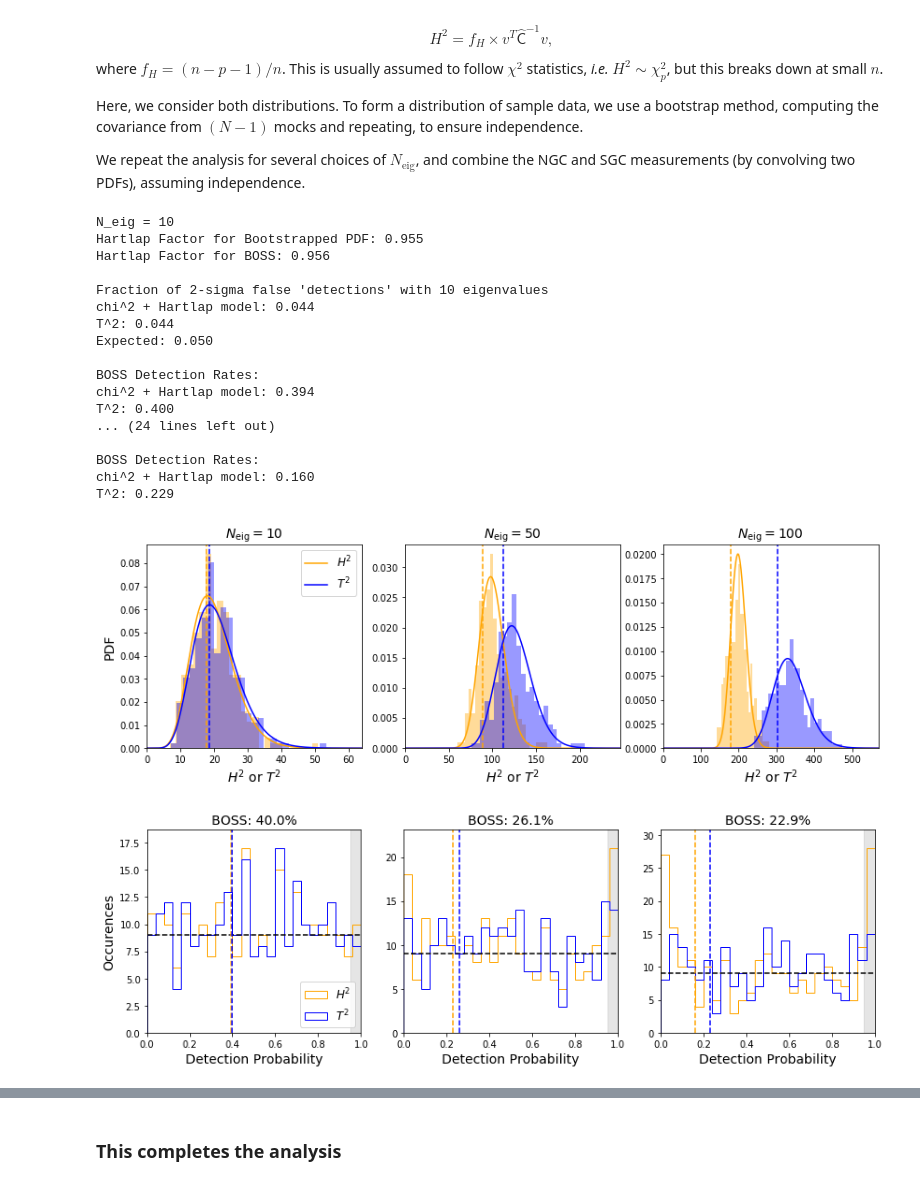
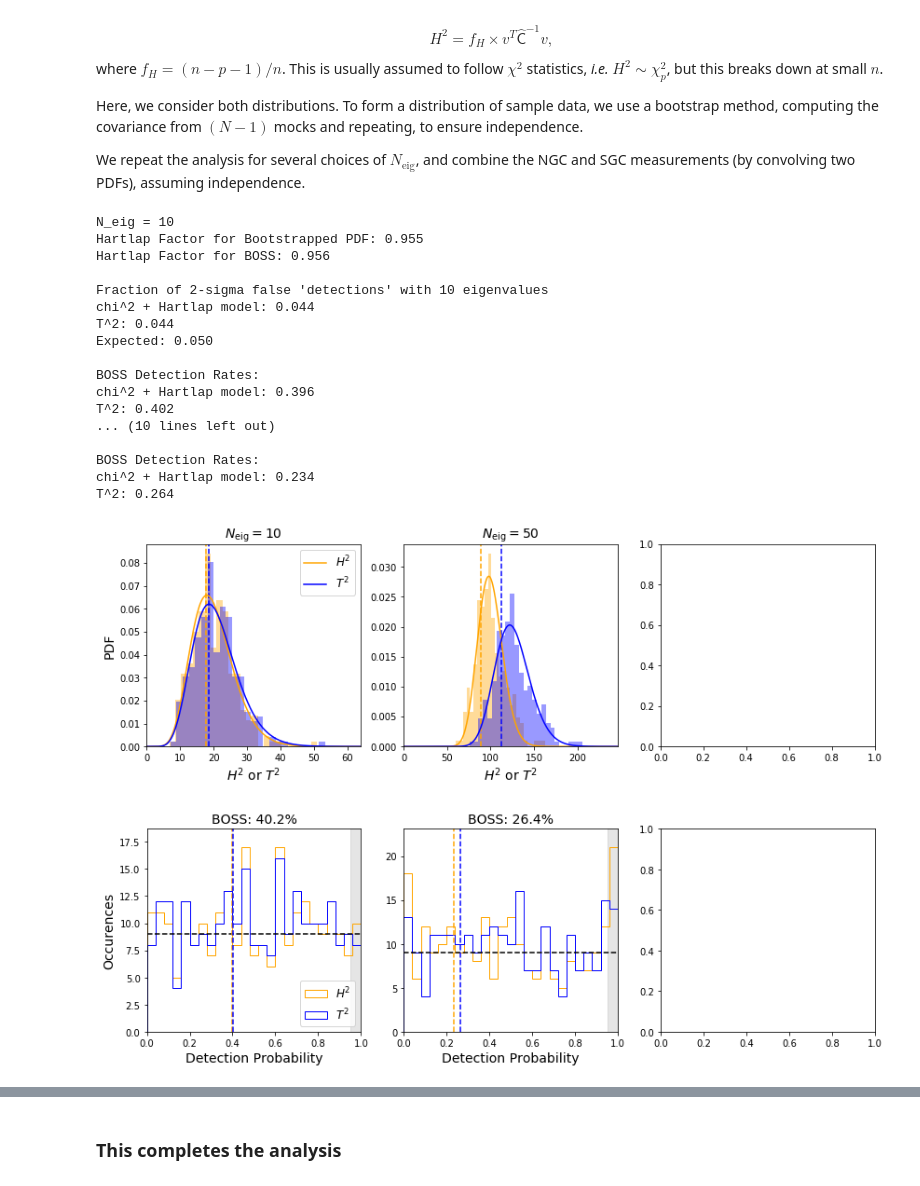
Before and after one commit to oliverphilcox/Parity-Odd-4PCF, a Jupyter notebook: BOSS Odd-Parity 4PCF.ipynb, the cells around one changed output, grey strips where cells are left out. Cells and saved outputs as stored; diff of their text form; code cells hidden in the pictures.

```diff
--- a/BOSS Odd-Parity 4PCF.ipynb
+++ b/BOSS Odd-Parity 4PCF.ipynb
@@ -461,7 +462,7 @@ We repeat the analysis for several choices of $N_\mathrm{eig}$, and combine the
 fig1,ax1 = plt.subplots(1,3,figsize=(14,4))
 fig2,ax2 = plt.subplots(1,3,figsize=(14,4))
 
-for nn,N_eig in enumerate([10,50,100]):
+for nn,N_eig in enumerate([10,50]):#,100]):
     print("\n\nN_eig = %d"%N_eig)
 
     # Project data and mocks
@@ -516,7 +517,7 @@ for nn,N_eig in enumerate([10,50,100]):
 
     ### Compute PDFs and CDFs (easiest to do CDFs numerically with a fine grid)
     mmax = max(all_T2)*1.2
-    x_arr = np.linspace(0.001,mmax,100000)
+    x_arr = np.linspace(0.001,mmax,1000)
     p = N_eig
     n = n_mocks-1
     chi2_single_pdf = chi2.pdf(x_arr,p)
@@ -576,37 +577,37 @@ for nn,N_eig in enumerate([10,50,100]):
 
     ### Histogram the detection PDFs
     #plt.figure()
     ax2[nn].set_title(r'BOSS: %.1f%%'%(100.*prob_T2_boss),fontsize=14)
     ct,_,_=ax2[nn].hist(prob_chi2,bins=bins,histtype='step',color='orange',label=r'$H^2$',density=0,range=[0,1]);
     ax2[nn].hist(prob_T2,bins=bins,histtype='step',color='blue',label=r'$T^2$',density=0,range=[0,1]);
     ax2[nn].hlines(n_mocks/bins,0,1,linestyles='--')
     ax2[nn].vlines(prob_chi2_boss,0,max(ct)*1.2,color='orange',linestyles='--')
     ax2[nn].vlines(prob_T2_boss,0,max(ct)*1.2,color='blue',linestyles='--')
     ax2[nn].set_xlim([0.0,1])
     ax2[nn].fill_betweenx(np.arange(0,max(ct)*2),0.95,1,alpha=0.1,color='k')
     ax2[nn].set_ylim([0,max(ct)*1.1])
     if nn==0: ax2[nn].legend(fontsize=12,loc='lower right');
     if nn==0: ax2[nn].set_ylabel(r'Occurences',fontsize=14)
     ax2[nn].set_xlabel(r'Detection Probability',fontsize=14);
     if nn==2:
         fig2.savefig(plot_dir+'projected_cdfs_all.pdf',bbox_inches='tight')
 # %% [output]
 N_eig = 10
 Hartlap Factor for Bootstrapped PDF: 0.955
 Hartlap Factor for BOSS: 0.956
 
 Fraction of 2-sigma false 'detections' with 10 eigenvalues
 chi^2 + Hartlap model: 0.044
 T^2: 0.044
 Expected: 0.050
 
 BOSS Detection Rates:
-chi^2 + Hartlap model: 0.394
-T^2: 0.400
-... (24 lines left out)
+chi^2 + Hartlap model: 0.396
+T^2: 0.402
+... (10 lines left out)
 
 BOSS Detection Rates:
-chi^2 + Hartlap model: 0.160
-T^2: 0.229
+chi^2 + Hartlap model: 0.234
+T^2: 0.264
-[figure, old version]
+[figure, new version]
-[figure, old version]
+[figure, new version]
```
Also changed, not shown: parts of 3 cells of this notebook, 8 other files.
